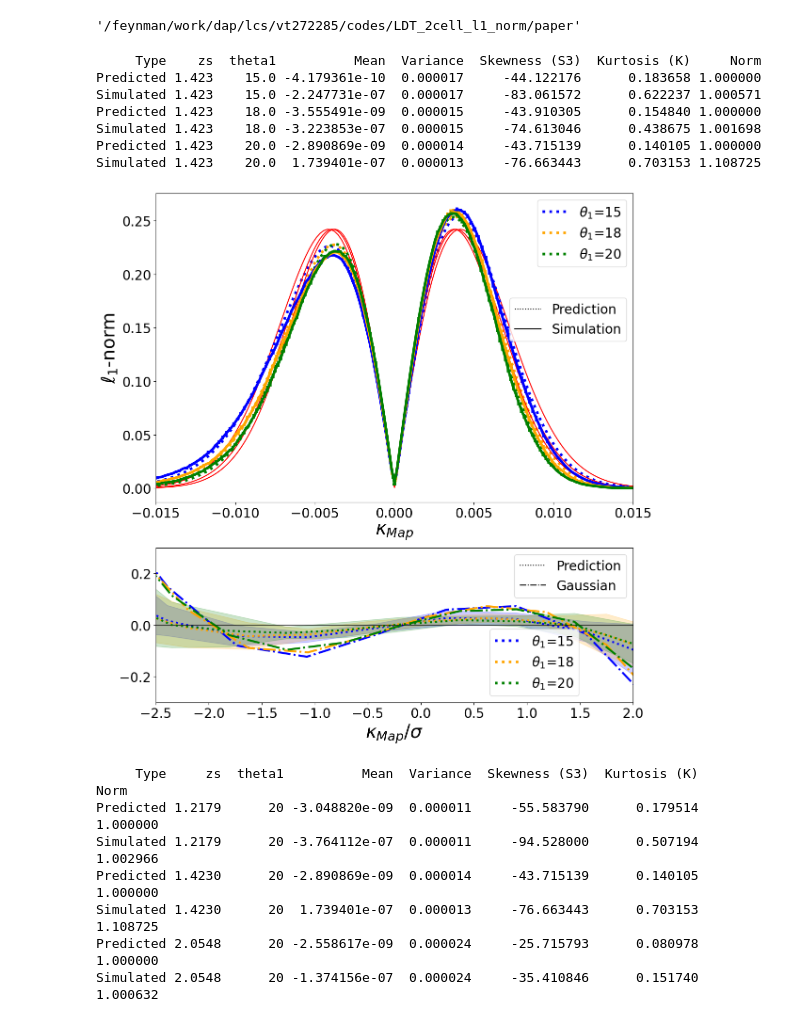
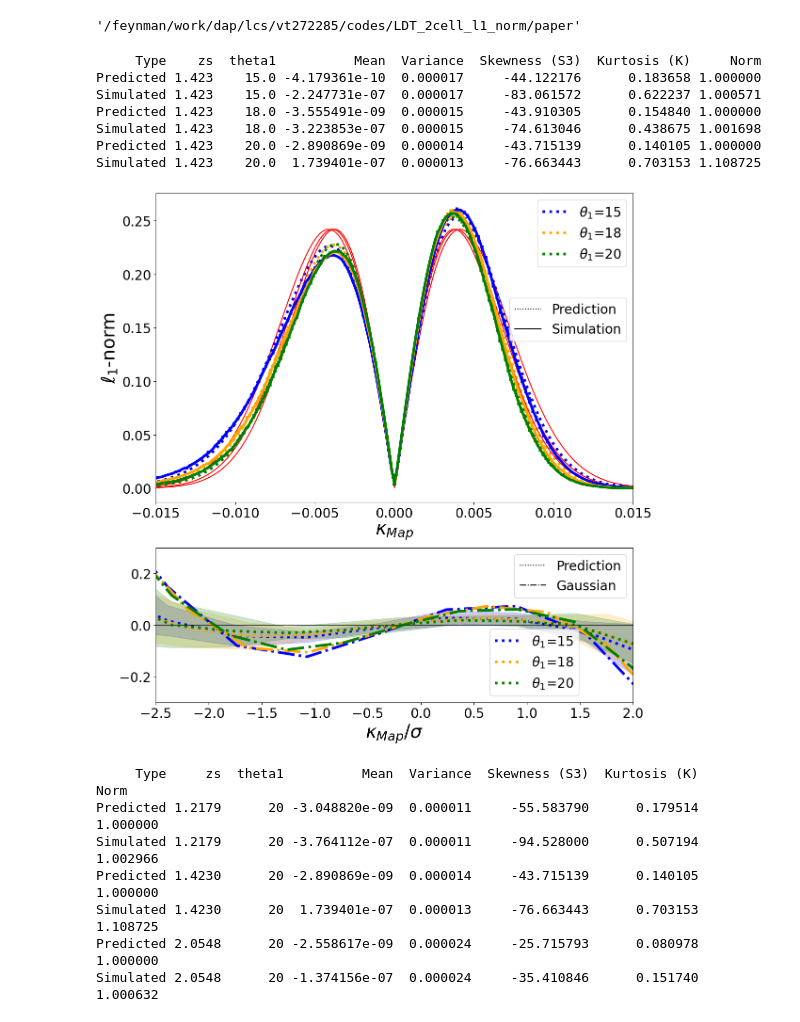
Before and after one commit to vilasinits/LDT_2cell_l1_norm, a Jupyter notebook: paper/plot.ipynb, the cells around one changed output. Cells and saved outputs as stored; diff of their text form; code cells hidden in the pictures.

```diff
--- a/paper/plot.ipynb
+++ b/paper/plot.ipynb
@@ -133,8 +139,8 @@ for i in range(1,len(zs_)-1):
         ax0.set_xlim(-0.015,0.015)
         legend_zs_l1.append(l1_pred)
 
-        l1_r2, = ax1.plot(results.kappa_sim_subset/results.sigma, results.gaussian_residual_subset, color=c, ls="-.", lw=3)
-        l1_r1 = ax1.plot(results.kappa_sim_subset/results.sigma, results.residual_subset ,c=c, label=r'$\theta_1$=' + str(int(theta1_input)), ls=":", lw=3)
+        l1_r2, = ax1.plot(results.kappa_sim_subset/results.sigma, results.gaussian_residual_subset, color=c, ls="-.", lw=4)
+        l1_r1 = ax1.plot(results.kappa_sim_subset/results.sigma, results.residual_subset ,c=c, label=r'$\theta_1$=' + str(int(theta1_input)), ls=":", lw=4)
 
         ax1.set_xlim(-2.5,2.)
         ax1.set_ylim(-0.3,0.3)
@@ -208,7 +214,7 @@ for i in range(len(zs_)):
         ax0.set_xlim(-0.015,0.015)
         legend_zs_l1.append(l1_pred)
 
-        l1_r2, = ax1.plot(results.kappa_sim_subset/results.sigma, results.gaussian_residual_subset, color=c, ls="-.", lw=3)
+        l1_r2, = ax1.plot(results.kappa_sim_subset/results.sigma, results.gaussian_residual_subset, color=c, ls="-.", lw=4)
         # l1_r1 = ax1.plot(results.kappa_sim_subset/results.sigma, results.residual_subset ,c=c, label=r'$\theta_1$=' + str(int(theta1_input)), ls=":", lw=3)
         l1_r1 = ax1.plot(results.kappa_sim_subset/results.sigma, results.residual_subset ,c=c, label=f'$z_s$={zs}', ls=":", lw=4)
 
@@ -223,34 +229,34 @@ for i in range(len(zs_)):
         data.append(["Predicted", zs, theta1_input, mu_pred, var_pred, s3_pred, kurt_pred, norm_pred])
         data.append(["Simulated", zs, theta1_input, mu_sim, var_sim, s3_sim, kurt_sim, norm_sim])
 
 # Create DataFrame
 df = pd.DataFrame(data, columns=["Type","zs","theta1", "Mean", "Variance", "Skewness (S3)", "Kurtosis (K)", "Norm"])
 print(df.to_string(index=False, max_colwidth=None, line_width=1000))
 
 legend_zs_box = ax0.legend(handles=legend_zs_l1, loc='upper right', bbox_to_anchor=(1.0, 1.0), fontsize=legend_size)
 custom_legend = [Line2D([0], [0], linestyle=":", color='black', label='Prediction'),
                  Line2D([0], [0], linestyle="-", color='black', label='Simulation')]
 ax0.legend(handles=custom_legend, loc='lower right', bbox_to_anchor=(1.0, 0.5), fontsize=legend_size)
 plt.tight_layout()
 ax0.add_artist(legend_zs_box)
 
 legend_zs_box = ax1.legend(handles=legend_zs_l1, loc='lower right', bbox_to_anchor=(0.9, .0), fontsize=legend_size)
 custom_legend = [Line2D([0], [0], linestyle=":", color='black', label='Prediction'),
                  Line2D([0], [0], linestyle="-.", color='black', label='Gaussian')]
 ax1.legend(handles=custom_legend, loc='upper right', bbox_to_anchor=(1.0, 1.0), fontsize=legend_size)
 plt.tight_layout()
 ax1.add_artist(legend_zs_box)
 plt.savefig(os.getcwd()+"/allz_theta20.jpeg", dpi=600)
 plt.show()
 # %% [output]
      Type    zs  theta1          Mean  Variance  Skewness (S3)  Kurtosis (K)     Norm
 Predicted 1.423    15.0 -4.179361e-10  0.000017     -44.122176      0.183658 1.000000
 Simulated 1.423    15.0 -2.247731e-07  0.000017     -83.061572      0.622237 1.000571
 Predicted 1.423    18.0 -3.555491e-09  0.000015     -43.910305      0.154840 1.000000
 Simulated 1.423    18.0 -3.223853e-07  0.000015     -74.613046      0.438675 1.001698
 Predicted 1.423    20.0 -2.890869e-09  0.000014     -43.715139      0.140105 1.000000
 Simulated 1.423    20.0  1.739401e-07  0.000013     -76.663443      0.703153 1.108725
-[figure, old version]
+[figure, new version]
      Type     zs  theta1          Mean  Variance  Skewness (S3)  Kurtosis (K)     Norm
 Predicted 1.2179      20 -3.048820e-09  0.000011     -55.583790      0.179514 1.000000
 Simulated 1.2179      20 -3.764112e-07  0.000011     -94.528000      0.507194 1.002966
```
Also changed, not shown: parts of 6 cells of this notebook, 15 other files.
